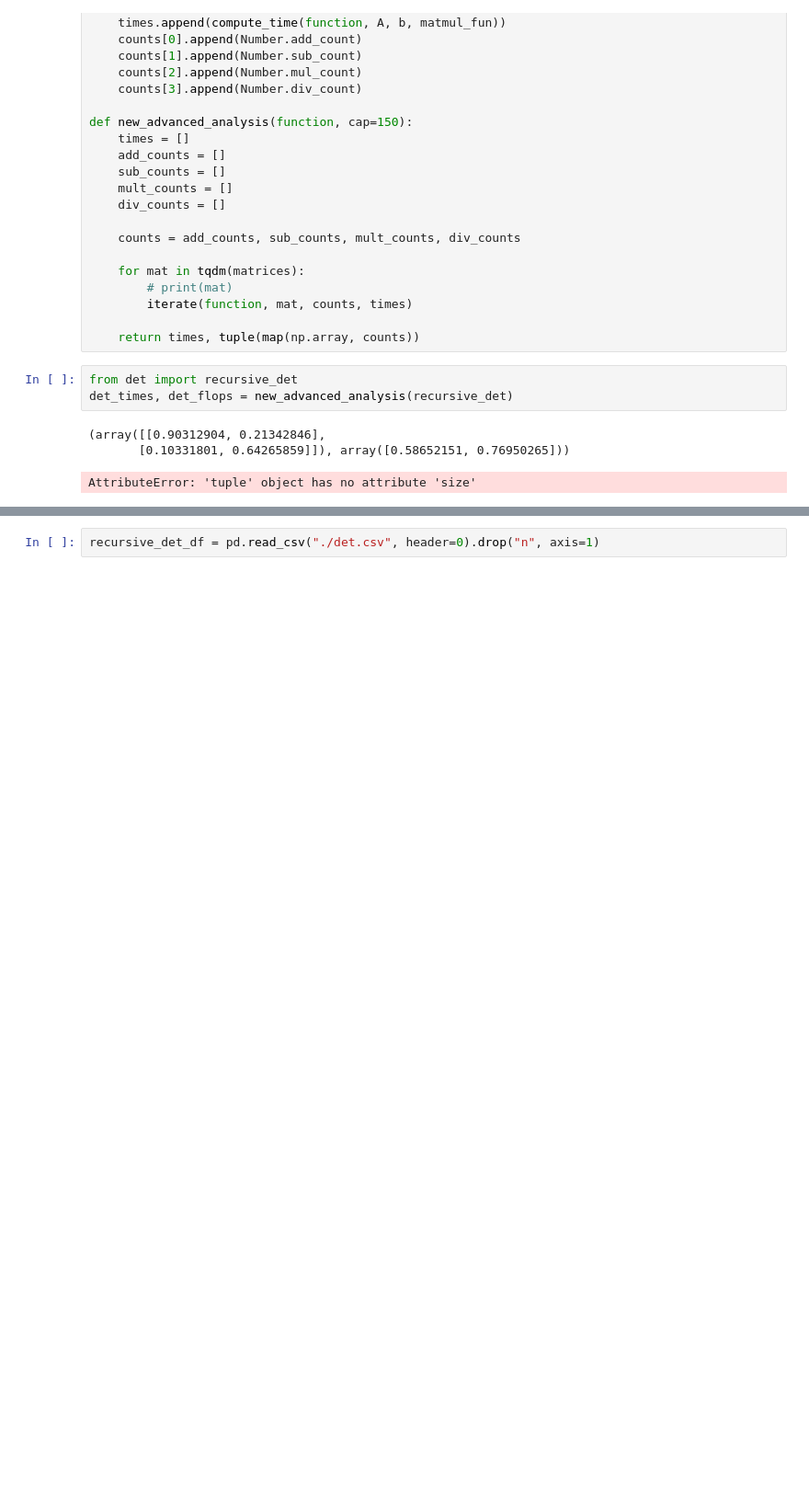
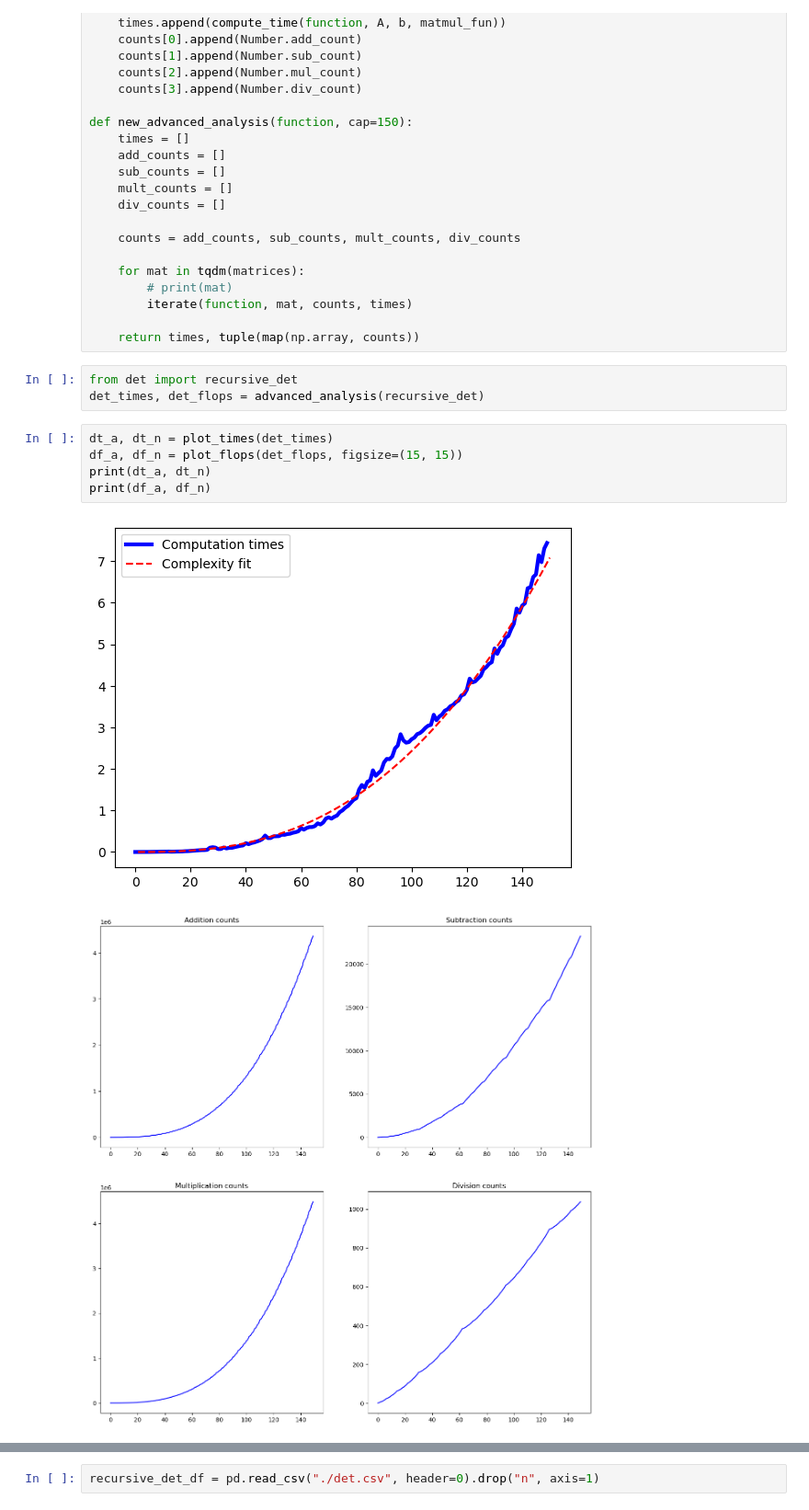
Before and after one commit to akucharsk/Matrix-algorithms, a Jupyter notebook: lab2/main.ipynb, the cells around one changed output, grey strips where cells are left out. Shown: that part at 92% size. Cells and saved outputs as stored; diff of their text form; blank space fills up the shorter version.

Commit message:
Det fixed, det plots added

```diff
--- a/lab2/main.ipynb
+++ b/lab2/main.ipynb
@@ -149,8 +149,12 @@ def new_advanced_analysis(function, cap=150):
     return times, tuple(map(np.array, counts))
 # %%
 from det import recursive_det
-det_times, det_flops = new_advanced_analysis(recursive_det)
+det_times, det_flops = advanced_analysis(recursive_det)
-# %% [output]
-(array([[0.90312904, 0.21342846],
-       [0.10331801, 0.64265859]]), array([0.58652151, 0.76950265]))
-AttributeError: 'tuple' object has no attribute 'size'
+# %%
+dt_a, dt_n = plot_times(det_times)
+df_a, df_n = plot_flops(det_flops, figsize=(15, 15))
+print(dt_a, dt_n)
+print(df_a, df_n)
+# %% [output]
+[figure, added]
+[figure, added]
```
Also changed, not shown: parts of 6 cells of this notebook, 2 other files.
